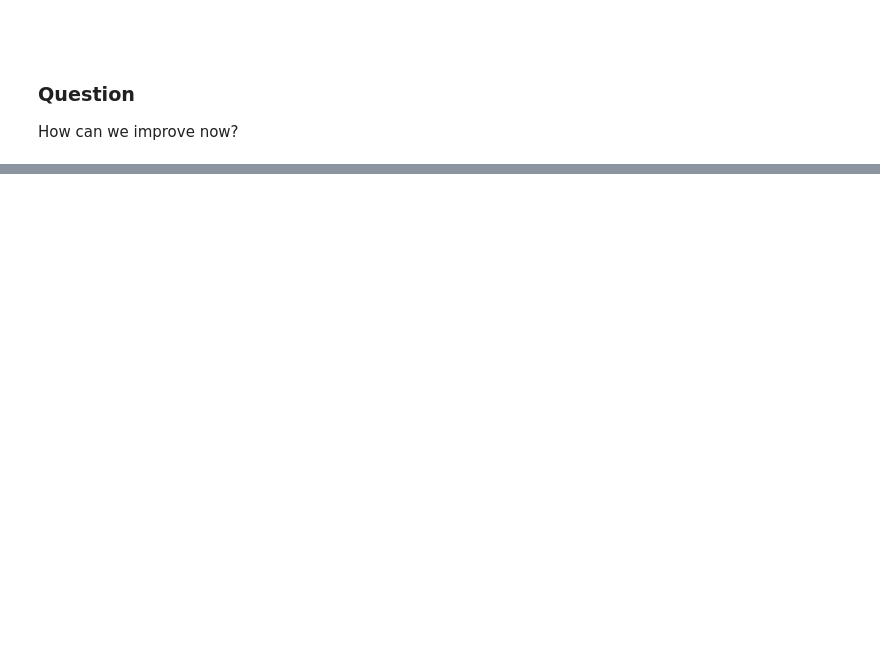
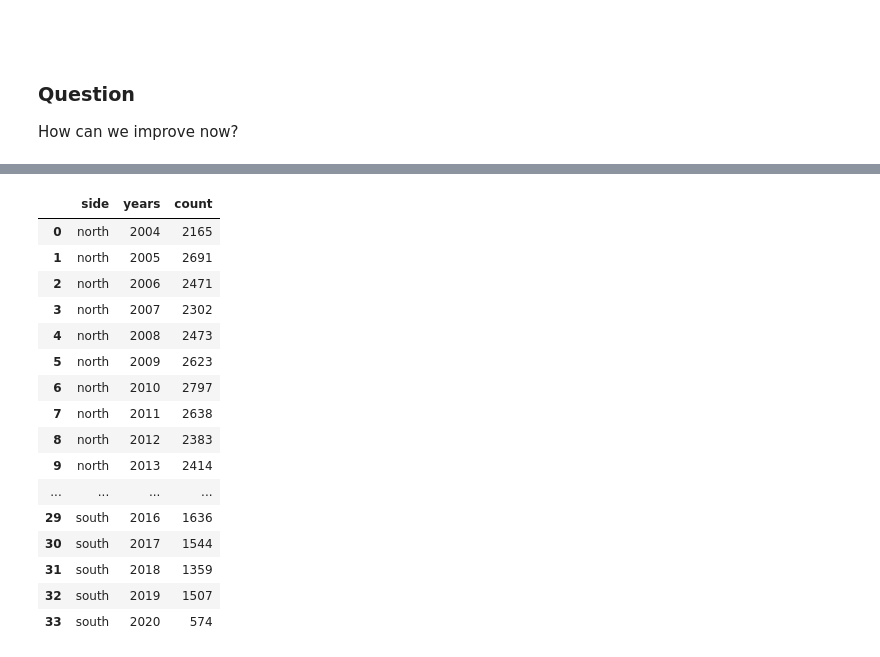
Before and after one commit to ShaliniR8/WiseKingfishers, a Jupyter notebook: cpdbML.ipynb, the cells around one changed output, grey strips where cells are left out. Saved outputs shown, nothing was run; the diff lists cells and outputs as text; code cells hidden in the pictures; blank space fills up the shorter version.

```diff
--- a/cpdbML.ipynb
+++ b/cpdbML.ipynb
@@ -386,0 +491,4 @@ Let us use a bit more information, such as the officer history of the officers i
+# %%
+from sklearn.naive_bayes import MultinomialNB
+multinb = MultinomialNB()
+multinb.fit(X_train_, y_train)
@@ -386,0 +497,3 @@ Let us use a bit more information, such as the officer history of the officers i
+# %%
+y_pred = multinb.predict(X_test_)
+metrics.accuracy_score(y_pred, y_test)
@@ -386,0 +502,13 @@ Let us use a bit more information, such as the officer history of the officers i
+# %%
+columns = dataset3['columns'].copy()
+columns.remove('years')
+xdf = pd.DataFrame(X_train)
+ydf = pd.DataFrame(y_train).rename(columns={0: 'years'})
+ypreddf = pd.DataFrame(y_pred).rename(columns = {0: 'years'})
+test_df = pd.concat([xdf, ydf ], axis=1, join='inner')
+pred_df = pd.concat([xdf, ypreddf ], axis=1, join='inner')
+
+for i in range(len(columns)):
+    test_df = test_df.rename(columns={i: columns[i]})
+    pred_df = pred_df.rename(columns={i: columns[i]})
+pred_df.head(3)
@@ -386,0 +539,25 @@ Let us use a bit more information, such as the officer history of the officers i
+# %%
+test_df_ = test_df[['side', 'years']]
+pred_df_ = pred_df[['side', 'years']]
+count_test = test_df_.groupby(['side', 'years']).size().reset_index(name='count')
+count_pred = pred_df_.groupby(['side', 'years']).size().reset_index(name='count')
+# %%
+count_test
+# %% [output]
+|  | side | years | count |
+| 0 | north | 2004 | 2165 |
+| 1 | north | 2005 | 2691 |
+| 2 | north | 2006 | 2471 |
+| 3 | north | 2007 | 2302 |
+| 4 | north | 2008 | 2473 |
+| 5 | north | 2009 | 2623 |
+| 6 | north | 2010 | 2797 |
+| 7 | north | 2011 | 2638 |
+| 8 | north | 2012 | 2383 |
+| 9 | north | 2013 | 2414 |
+| ... | ... | ... | ... |
+| 29 | south | 2016 | 1636 |
+| 30 | south | 2017 | 1544 |
+| 31 | south | 2018 | 1359 |
+| 32 | south | 2019 | 1507 |
+| 33 | south | 2020 | 574 |
```
Also changed, not shown: parts of 61 cells of this notebook, 3 other files.
